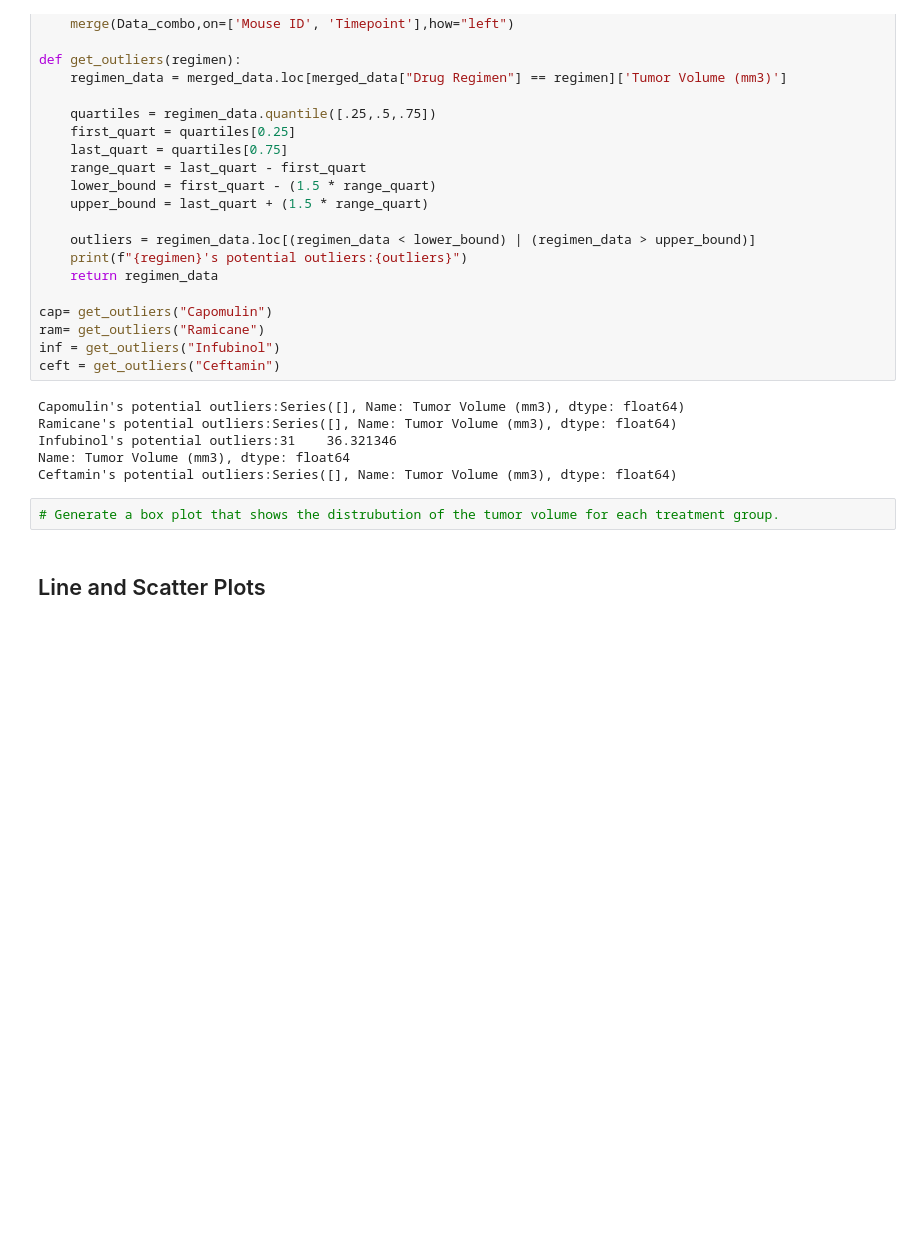
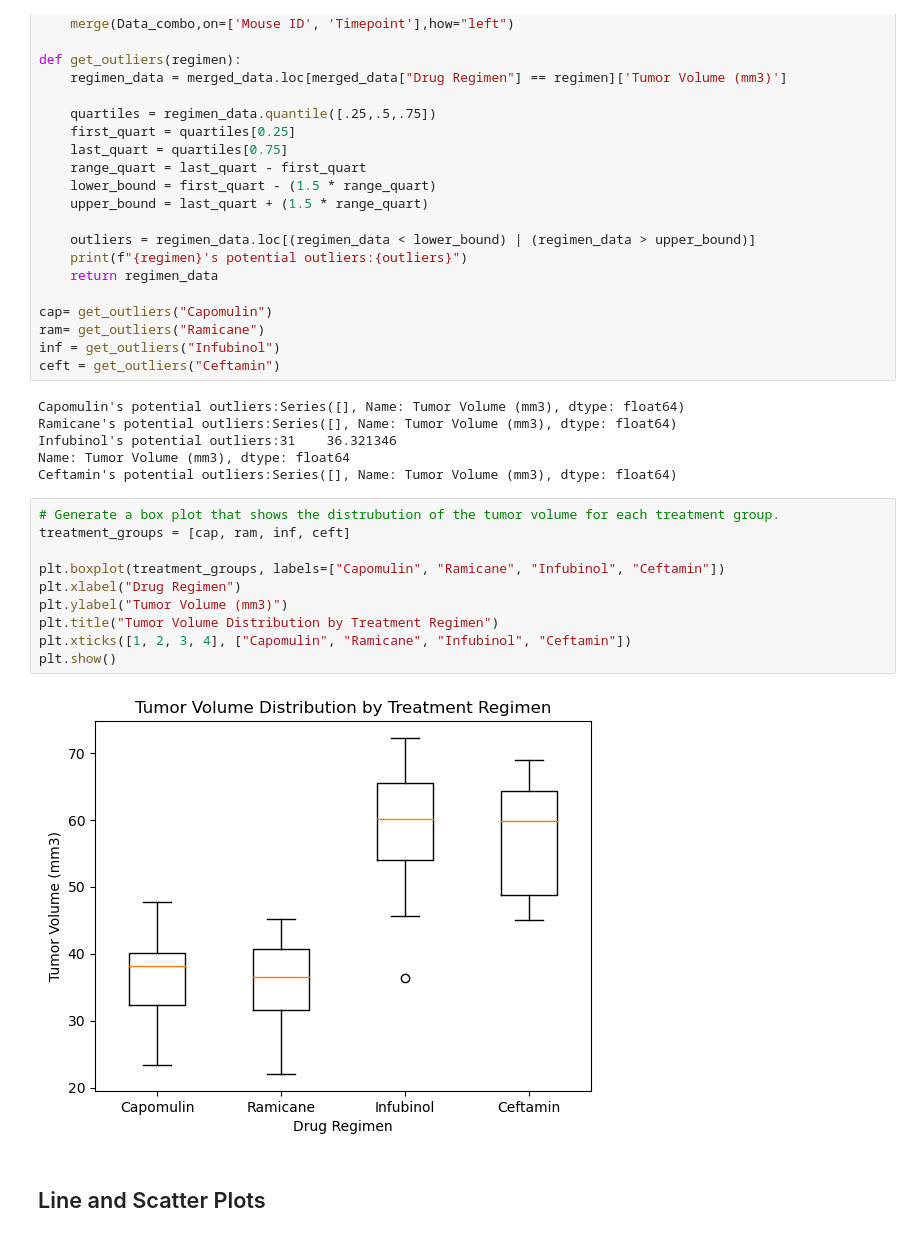
Before and after one commit to ortizvane09/Pymaceuticals, a Jupyter notebook: pymaceuticals_starter.ipynb, the cells around one changed output. Drawn from its saved outputs; the diff is of its cells as text; blank space fills up the shorter version.

```diff
--- a/pymaceuticals_starter.ipynb
+++ b/pymaceuticals_starter.ipynb
@@ -229,8 +223,18 @@ Ramicane's potential outliers:Series([], Name: Tumor Volume (mm3), dtype: float6
 Infubinol's potential outliers:31    36.321346
 Name: Tumor Volume (mm3), dtype: float64
 Ceftamin's potential outliers:Series([], Name: Tumor Volume (mm3), dtype: float64)
-# %%
-# Generate a box plot that shows the distrubution of the tumor volume for each treatment group.
+# %%
+# Generate a box plot that shows the distrubution of the tumor volume for each treatment group.
+treatment_groups = [cap, ram, inf, ceft]
+
+plt.boxplot(treatment_groups, labels=["Capomulin", "Ramicane", "Infubinol", "Ceftamin"])
+plt.xlabel("Drug Regimen")
+plt.ylabel("Tumor Volume (mm3)")
+plt.title("Tumor Volume Distribution by Treatment Regimen")
+plt.xticks([1, 2, 3, 4], ["Capomulin", "Ramicane", "Infubinol", "Ceftamin"])
+plt.show()
+# %% [output]
+[figure, added]
 # %% [markdown]
 ## Line and Scatter Plots
 # %%
```
Also changed, not shown: parts of 8 cells of this notebook, 1 other file.
